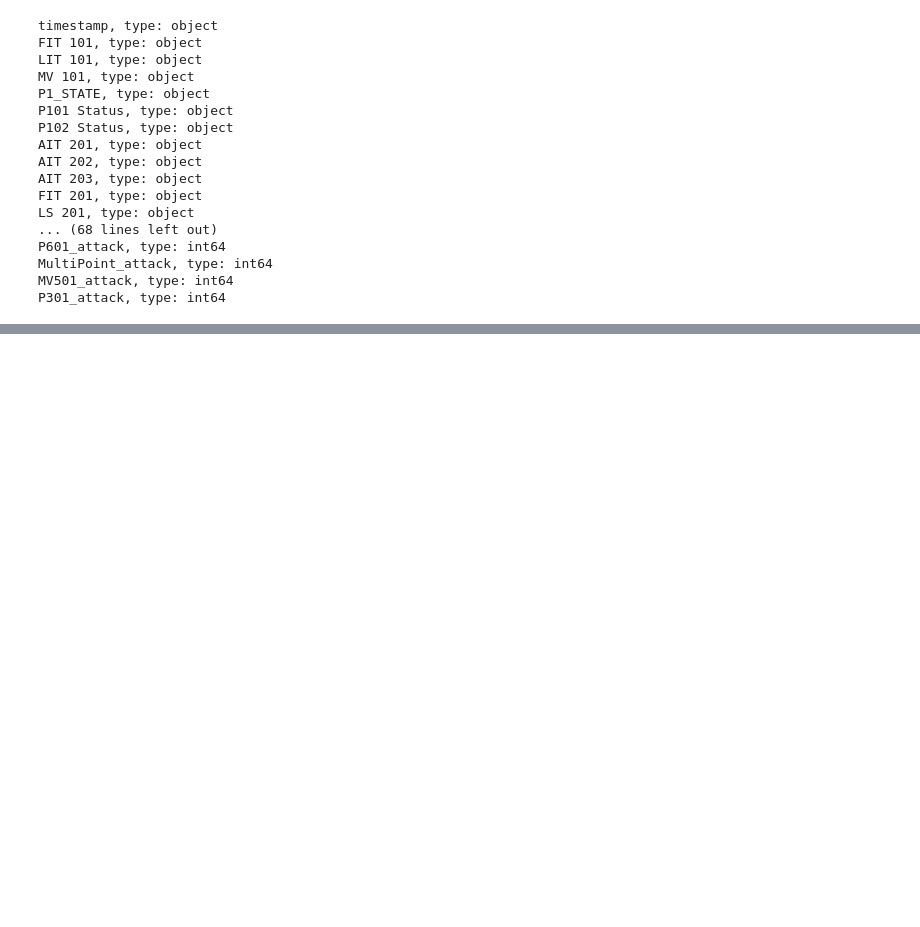
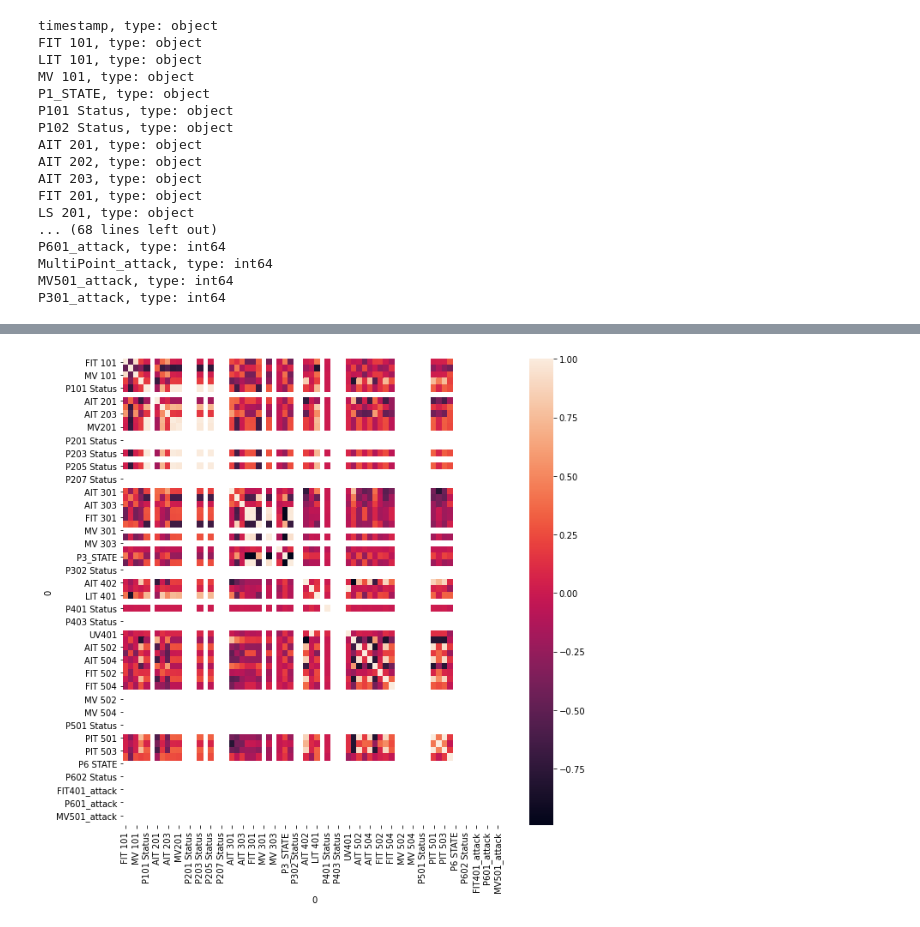
Before and after one commit to lnassabain/Anomaly-detection-and-prediction-for-Water-treatment-system, a Jupyter notebook: clean_data.ipynb, the cells around one changed output, grey strips where cells are left out. Cells and saved outputs as stored; diff of their text form; code cells hidden in the pictures; blank space fills up the shorter version.

Commit message:
debut correlations + transformation vrai attribut numerique en int

```diff
--- a/clean_data.ipynb
+++ b/clean_data.ipynb
@@ -229,24 +234,27 @@ La taille du dataset est: 1259664
 #existe qui son catégoriques
 
 #Liste de colonnes qui nous semblent être catégoriques
-cat_list = ['MV 101','P1_STATE','P101 Status','P102 Status','LS 201','LS 202',\
-            'LSL 203','LSLL 203','MV201','P2_STATE','P201 Status','P202 Status',\
+fake_cat_list = ['MV 101','P1_STATE','P101 Status','P102 Status',\
+            'MV201','P2_STATE','P201 Status','P202 Status',\
             'P203 Status','P204 Status','P205 Status','P206 Status','P207 Status',\
             'P208 Status','MV 301','MV 302','MV 303','MV 304','P3_STATE',\
-            'P301 Status','P302 Status','LS 401','P4_STATE','P401 Status',\
+            'P301 Status','P302 Status','P4_STATE','P401 Status',\
             'P402 Status','P403 Status','P404 Status','UV401','MV 501','MV 502',\
-            'MV 503','MV 504','P5_STATE','P501 Status','P502 Status','LSH 601',\
-            'LSH 602','LSH 603','LSL 601','LSL 602','LSL 603','P6 STATE',\
+            'MV 503','MV 504','P5_STATE','P501 Status','P502 Status','P6 STATE',\
             'P601 Status','P602 Status','P603 Status','FIT401_attack',\
             'LIT301_attack','P601_attack','MultiPoint_attack','MV501_attack',\
             'P301_attack']
 
+real_cat_list = ['LS 201', 'LS 202', 'LSL 203', 'LSLL 203', 'LS 401',\
+                 'LSH 601', 'LSH 602', 'LSH 603', 'LSL 601', 'LSL 602', 'LSL 603']
+
 #Liste de colonnes numériques
-num_list = list(set(list(df.columns)) - set(cat_list))
+num_list = list(set(list(df.columns)) - set(fake_cat_list) - set(real_cat_list))
 
 #On enleve de la liste de colonnes numériques la colonne décrivant le temps
 num_list.remove('timestamp')
 # %%
 #Pour chaque colonne catégorique on affiche les valeurs possibles
-for i in cat_list:
-  print("Valeurs possibles de "+ str(i) + ": " + str(df[i].unique()))
+for cat in fake_cat_list:
+    i=0
+    df[cat] = df[cat].astype(int)
@@ -325,0 +309,10 @@ Taux de NaN dans la colonne: P301_attack
+# %%
+pre_attack = df.loc[df['timestamp'] < deb_FIT401]
+
+pre_attack_correlation_mat = pre_attack.corr()
+plt.figure(figsize=(10,10))
+sns.heatmap(pre_attack_correlation_mat)
+
+plt.show()
+# %% [output]
+[figure, added]
```
Also changed, not shown: parts of 12 cells of this notebook.
